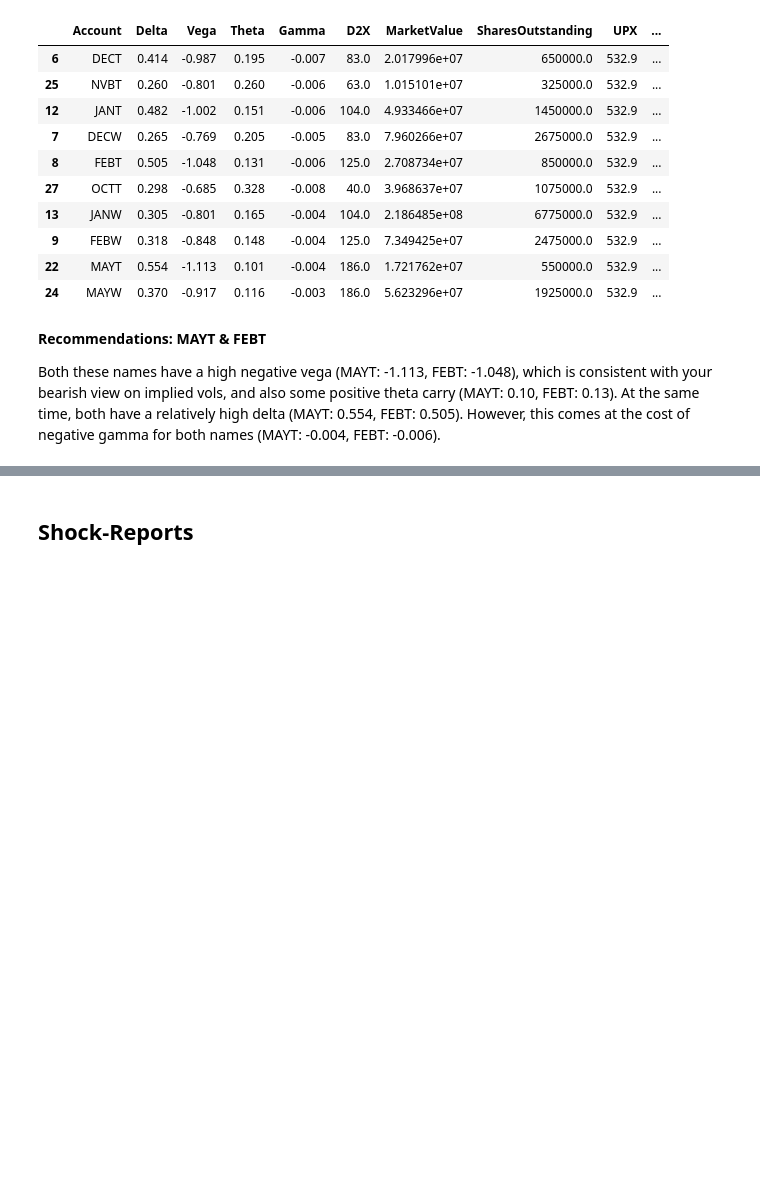
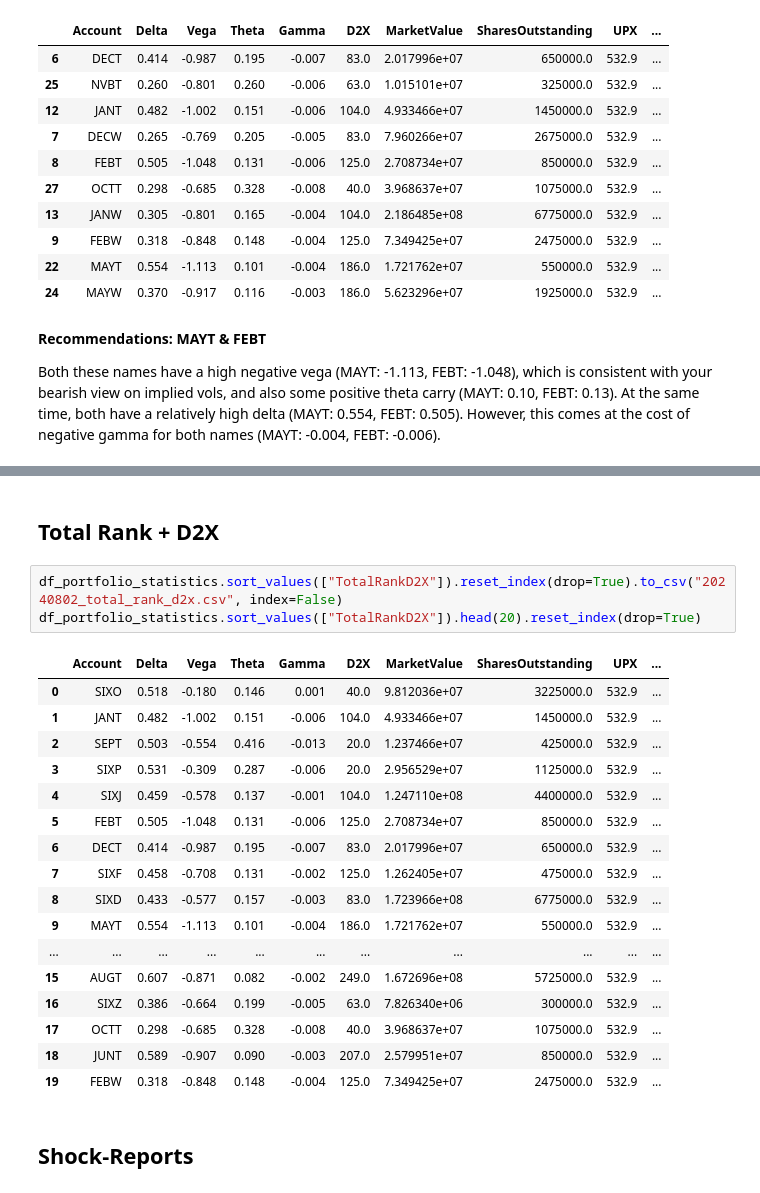
Before and after one commit to pritamdalal/veta_assignment, a Jupyter notebook: notebooks/07_portfolio_greeks_trade_recommendations_20240802.ipynb, the cells around one changed output, grey strips where cells are left out. Cells and saved outputs as stored; diff of their text form; blank space fills up the shorter version.

```diff
--- a/notebooks/07_portfolio_greeks_trade_recommendations_20240802.ipynb
+++ b/notebooks/07_portfolio_greeks_trade_recommendations_20240802.ipynb
@@ -414,3 +453,26 @@ Both these names have a high negative vega (MAYT: -1.113, FEBT: -1.048), which i
+# %% [markdown]
+## Total Rank + D2X
+# %%
+df_portfolio_statistics.sort_values(["TotalRankD2X"]).reset_index(drop=True).to_csv("20240802_total_rank_d2x.csv", index=False)
+df_portfolio_statistics.sort_values(["TotalRankD2X"]).head(20).reset_index(drop=True)
+# %% [output]
+|  | Account | Delta | Vega | Theta | Gamma | D2X | MarketValue | SharesOutstanding | UPX | ... |
+| 0 | SIXO | 0.518 | -0.180 | 0.146 | 0.001 | 40.0 | 9.812036e+07 | 3225000.0 | 532.9 | ... |
+| 1 | JANT | 0.482 | -1.002 | 0.151 | -0.006 | 104.0 | 4.933466e+07 | 1450000.0 | 532.9 | ... |
+| 2 | SEPT | 0.503 | -0.554 | 0.416 | -0.013 | 20.0 | 1.237466e+07 | 425000.0 | 532.9 | ... |
+| 3 | SIXP | 0.531 | -0.309 | 0.287 | -0.006 | 20.0 | 2.956529e+07 | 1125000.0 | 532.9 | ... |
+| 4 | SIXJ | 0.459 | -0.578 | 0.137 | -0.001 | 104.0 | 1.247110e+08 | 4400000.0 | 532.9 | ... |
+| 5 | FEBT | 0.505 | -1.048 | 0.131 | -0.006 | 125.0 | 2.708734e+07 | 850000.0 | 532.9 | ... |
+| 6 | DECT | 0.414 | -0.987 | 0.195 | -0.007 | 83.0 | 2.017996e+07 | 650000.0 | 532.9 | ... |
+| 7 | SIXF | 0.458 | -0.708 | 0.131 | -0.002 | 125.0 | 1.262405e+07 | 475000.0 | 532.9 | ... |
+| 8 | SIXD | 0.433 | -0.577 | 0.157 | -0.003 | 83.0 | 1.723966e+08 | 6775000.0 | 532.9 | ... |
+| 9 | MAYT | 0.554 | -1.113 | 0.101 | -0.004 | 186.0 | 1.721762e+07 | 550000.0 | 532.9 | ... |
+| ... | ... | ... | ... | ... | ... | ... | ... | ... | ... | ... |
+| 15 | AUGT | 0.607 | -0.871 | 0.082 | -0.002 | 249.0 | 1.672696e+08 | 5725000.0 | 532.9 | ... |
+| 16 | SIXZ | 0.386 | -0.664 | 0.199 | -0.005 | 63.0 | 7.826340e+06 | 300000.0 | 532.9 | ... |
+| 17 | OCTT | 0.298 | -0.685 | 0.328 | -0.008 | 40.0 | 3.968637e+07 | 1075000.0 | 532.9 | ... |
+| 18 | JUNT | 0.589 | -0.907 | 0.090 | -0.003 | 207.0 | 2.579951e+07 | 850000.0 | 532.9 | ... |
+| 19 | FEBW | 0.318 | -0.848 | 0.148 | -0.004 | 125.0 | 7.349425e+07 | 2475000.0 | 532.9 | ... |
 # %% [markdown]
 ## Shock-Reports
 # %% [markdown]
```
Also changed, not shown: parts of 14 cells of this notebook, 6 other files.
